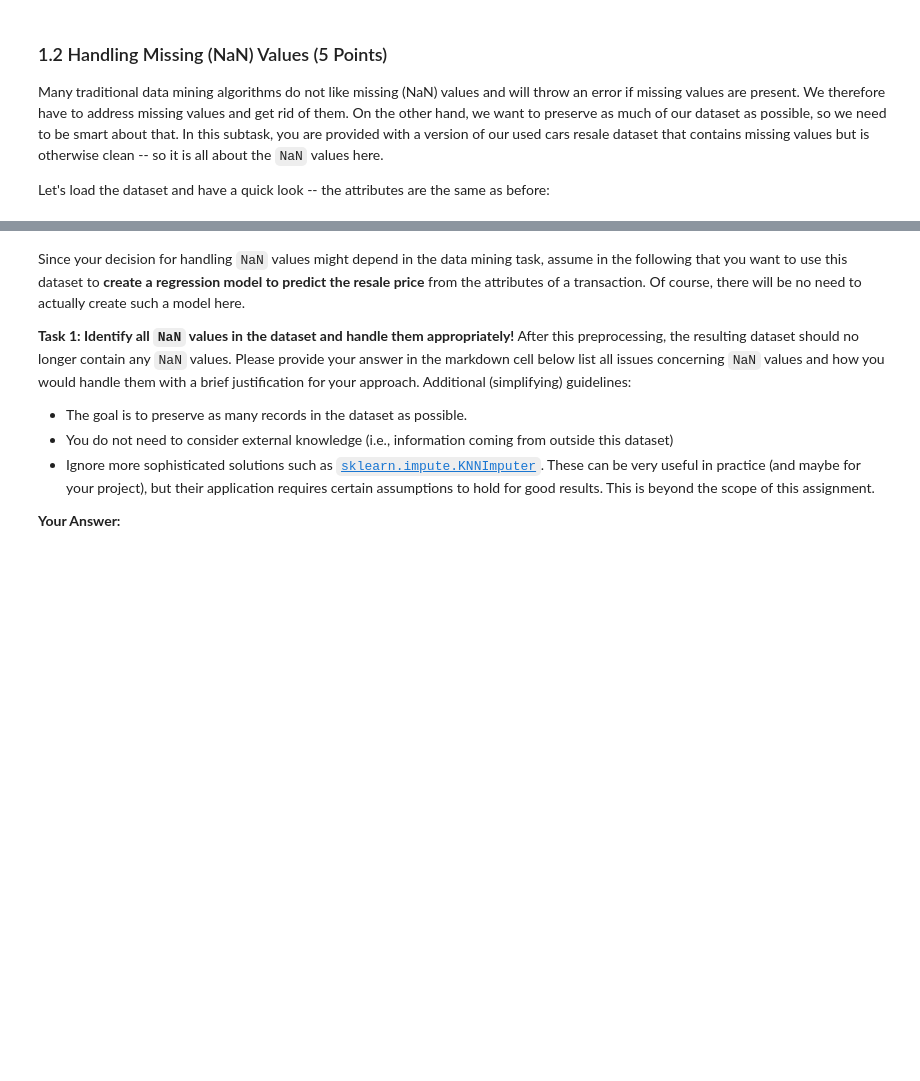
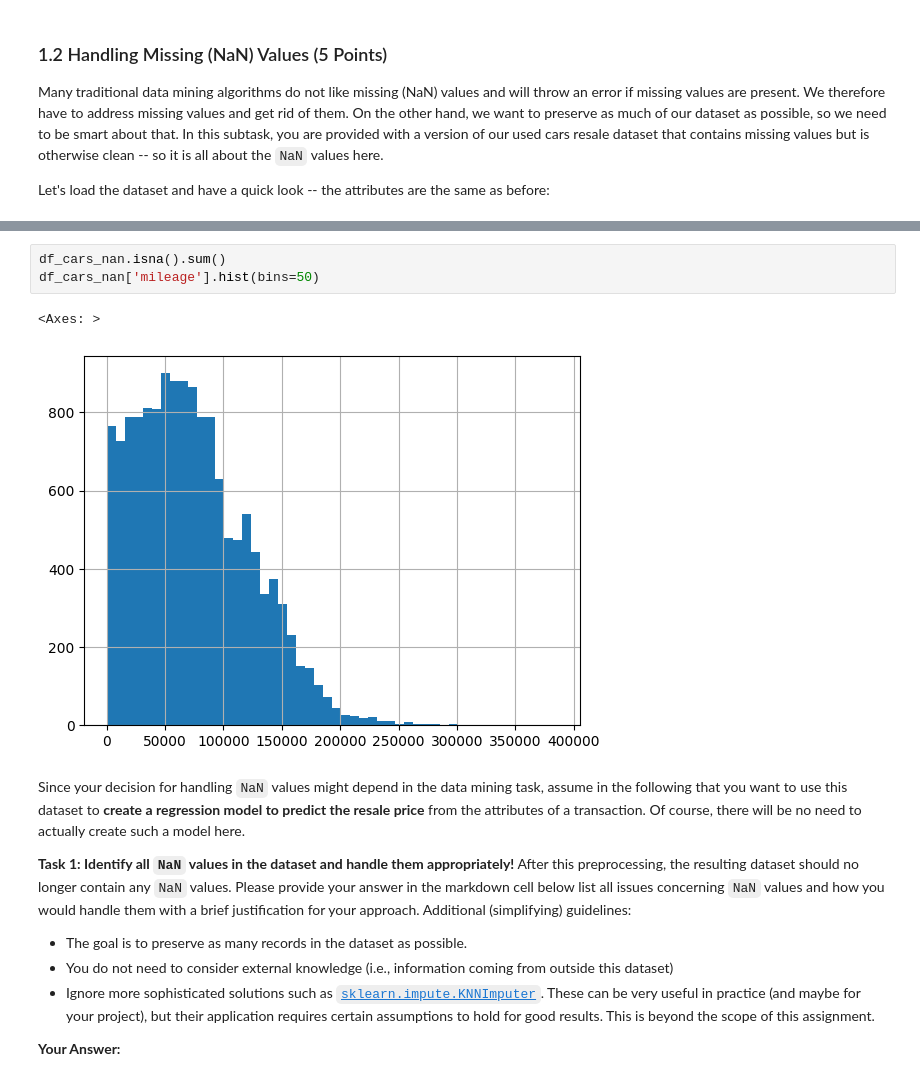
Before and after one commit to Isabella-L/CS5228, a Jupyter notebook: cs5228-a1/A1.ipynb, the cells around one changed output, grey strips where cells are left out. Cells and saved outputs as stored; diff of their text form; blank space fills up the shorter version.

```diff
--- a/cs5228-a1/A1.ipynb
+++ b/cs5228-a1/A1.ipynb
@@ -175,3 +174,9 @@ df_cars_nan.head()
+# %%
+df_cars_nan.isna().sum()
+df_cars_nan['mileage'].hist(bins=50)
+# %% [output]
+<Axes: >
+[figure, added]
 # %% [markdown]
 Since your decision for handling `NaN` values might depend in the data mining task, assume in the following that you want to use this dataset to **create a regression model to predict the resale price** from the attributes of a transaction. Of course, there will be no need to actually create such a model here.
 
```
Also changed, not shown: parts of 4 cells of this notebook, 1 other file.
